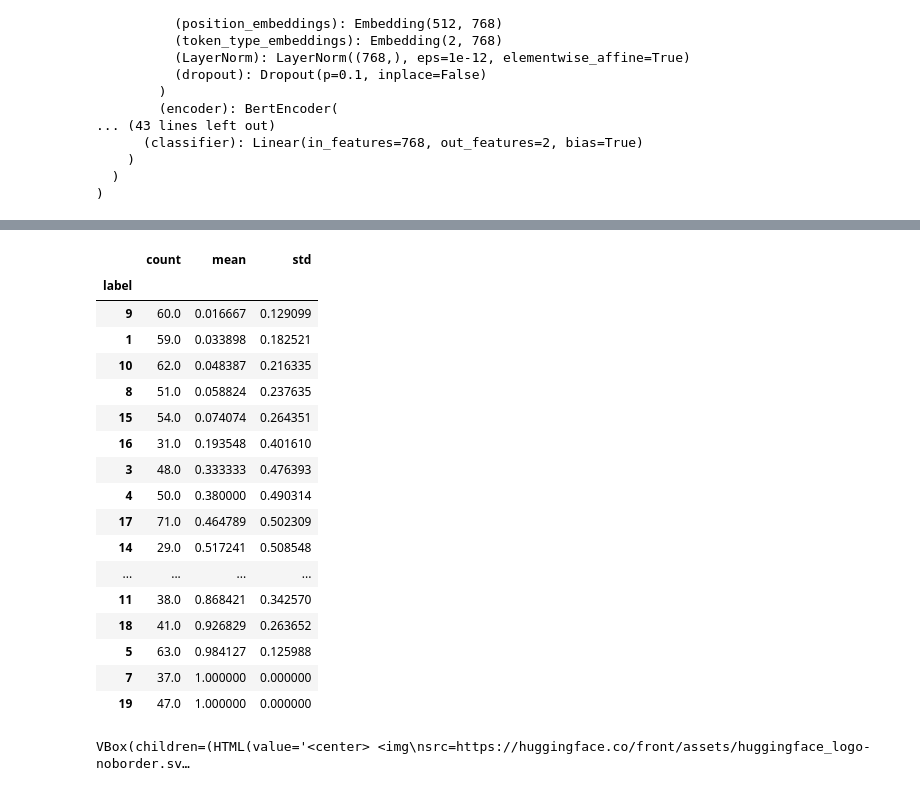
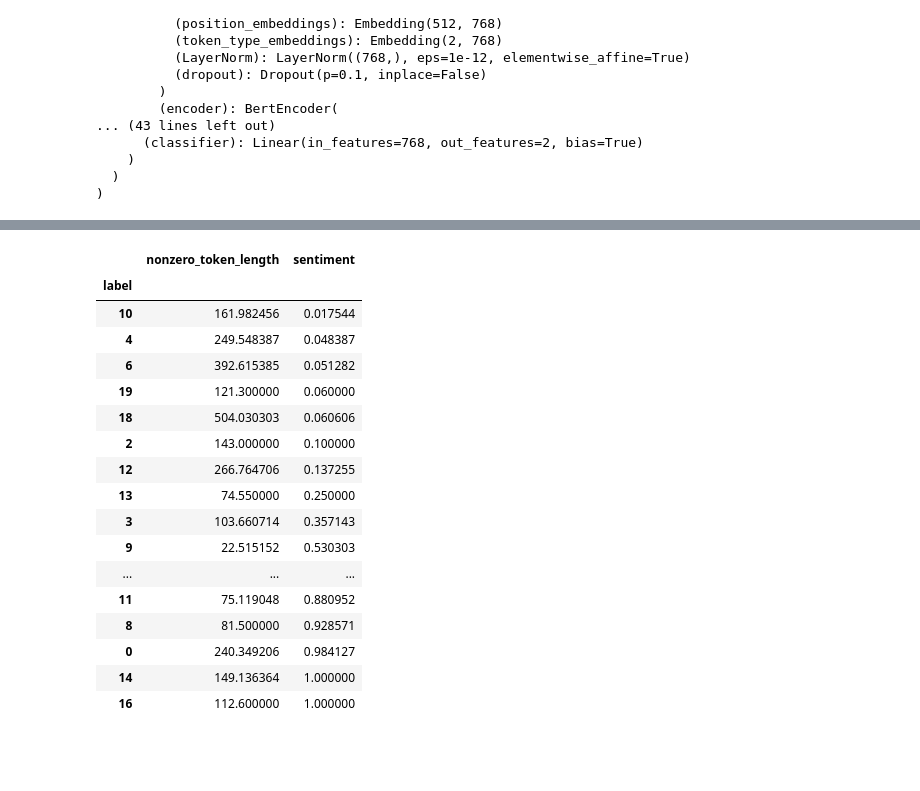
Before and after one commit to jackpck/LLM, a Jupyter notebook: use_cases/topic_discovery.ipynb, the cells around one changed output, grey strips where cells are left out. Cells and saved outputs as stored; diff of their text form; code cells hidden in the pictures; blank space fills up the shorter version.

```diff
--- a/use_cases/topic_discovery.ipynb
+++ b/use_cases/topic_discovery.ipynb
@@ -252,5 +271,6 @@ df_comment_from_label[df_comment_from_label.label==9]
 # %%
 ft_model_dir = cache_dir + '/ft_lora_yelp_polarity'
+model_path = cache_dir + '/models--google-bert--bert-base-cased/snapshots/cd5ef92a9fb2f889e972770a36d4ed042daf221e'
 num_labels = 2
 model_pretrained = AutoModelForSequenceClassification.from_pretrained(model_path,
                                                            num_labels=num_labels,
@@ -280,12 +300,14 @@ PeftModelForSequenceClassification(
   )
 )
 # %%
-cls_embedding = []
+%%time
+
+#cls_embedding = torch.tensor([]).to('cuda')
+cls_embedding_lora = []
 
 with torch.no_grad():
     for i in range(input_ids.shape[0]):
         output = model_lora(input_ids[i].reshape(1,-1),
                       output_hidden_states=True)
-        cls_embedding.append(output.hidden_states[-1][0,0,:])
-
-comment_embedding = np.array([x.cpu().numpy() for x in cls_embedding])
+        cls_embedding_lora.append(output.hidden_states[-1][0,0,:].cpu().numpy())
+cls_embedding_lora = np.array(cls_embedding_lora)
@@ -292,5 +318,13 @@ comment_embedding = np.array([x.cpu().numpy() for x in cls_embedding])
 # %%
 pipe = Pipeline([('scaler',StandardScaler()),
                  ('pca',PCA(n_components=20)),
-                 ('tsne',TSNE(perplexity=10, learning_rate=1))
+                 ('tsne',TSNE(perplexity=20, learning_rate=1, random_state=123))
                 ])
+cls_embedding_lora_tsne = pipe.fit_transform(cls_embedding_lora)
+km_lora = KMeans(n_clusters=20)
+km_lora.fit(cls_embedding_lora_tsne)
+
+plt.scatter(cls_embedding_lora_tsne[:,0],
+            cls_embedding_lora_tsne[:,1],
+            s=2,
+            c=km_lora.labels_)
@@ -310,25 +334,30 @@ plt.scatter(comment_embedding_tsne[:,0],
 # %%
+nonzero_token_length = (np.array(small_train_dataset['input_ids'])!=0).sum(axis=1)
+
 df_comment_from_label = pd.DataFrame({'comment':small_train_dataset['text'],
-                                      'label':km.labels_,
+                                      'x':cls_embedding_lora_tsne[:,0],
+                                      'y':cls_embedding_lora_tsne[:,1],
+                                      'label':km_lora.labels_,
+                                      'nonzero_token_length':nonzero_token_length,
                                       'sentiment':small_train_dataset['label']})
 # %%
-df_comment_from_label.groupby('label')['sentiment'].describe()[['count','mean','std']].sort_values('mean')
+df_comment_from_label.groupby('label')[['nonzero_token_length', 'sentiment']].mean().sort_values('sentiment')
 # %% [output]
-|  | count | mean | std |
-| label |  |  |  |
-| 9 | 60.0 | 0.016667 | 0.129099 |
-| 1 | 59.0 | 0.033898 | 0.182521 |
-| 10 | 62.0 | 0.048387 | 0.216335 |
-| 8 | 51.0 | 0.058824 | 0.237635 |
-| 15 | 54.0 | 0.074074 | 0.264351 |
-| 16 | 31.0 | 0.193548 | 0.401610 |
-| 3 | 48.0 | 0.333333 | 0.476393 |
-| 4 | 50.0 | 0.380000 | 0.490314 |
-| 17 | 71.0 | 0.464789 | 0.502309 |
-| 14 | 29.0 | 0.517241 | 0.508548 |
-| ... | ... | ... | ... |
-| 11 | 38.0 | 0.868421 | 0.342570 |
-| 18 | 41.0 | 0.926829 | 0.263652 |
-| 5 | 63.0 | 0.984127 | 0.125988 |
-| 7 | 37.0 | 1.000000 | 0.000000 |
-| 19 | 47.0 | 1.000000 | 0.000000 |
+|  | nonzero_token_length | sentiment |
+| label |  |  |
+| 10 | 161.982456 | 0.017544 |
+| 4 | 249.548387 | 0.048387 |
+| 6 | 392.615385 | 0.051282 |
+| 19 | 121.300000 | 0.060000 |
+| 18 | 504.030303 | 0.060606 |
+| 2 | 143.000000 | 0.100000 |
+| 12 | 266.764706 | 0.137255 |
+| 13 | 74.550000 | 0.250000 |
+| 3 | 103.660714 | 0.357143 |
+| 9 | 22.515152 | 0.530303 |
+| ... | ... | ... |
+| 11 | 75.119048 | 0.880952 |
+| 8 | 81.500000 | 0.928571 |
+| 0 | 240.349206 | 0.984127 |
+| 14 | 149.136364 | 1.000000 |
+| 16 | 112.600000 | 1.000000 |
@@ -343,5 +363,0 @@ model_path = cache_dir + '/models--mistralai--Mistral-7B-v0.1/snapshots/26bca36b
-# %%
-# need this to get token to access a gated model
-notebook_login()
-# %% [output]
-VBox(children=(HTML(value='<center> <img\nsrc=https://huggingface.co/front/assets/huggingface_logo-noborder.sv…
```
Also changed, not shown: parts of 43 cells of this notebook, 3 other files.
